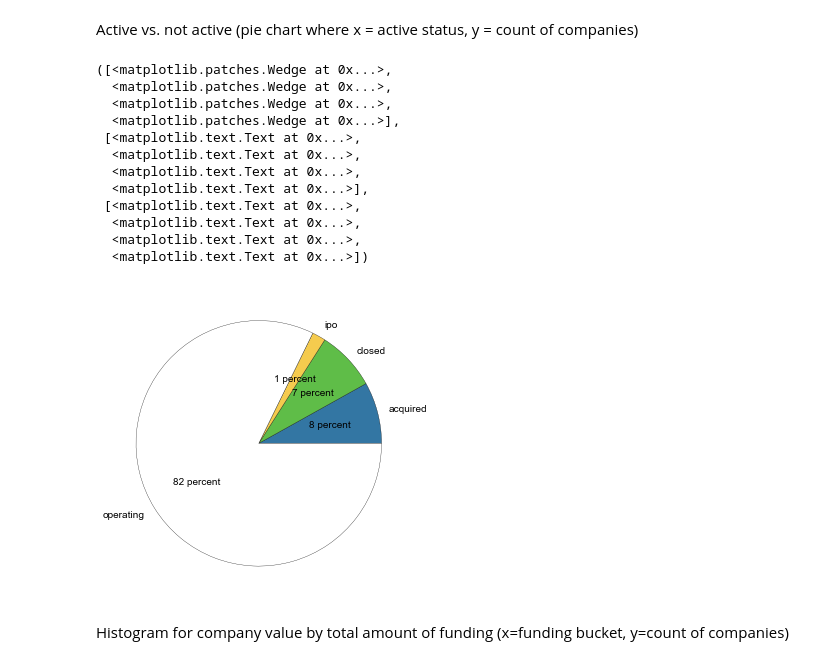
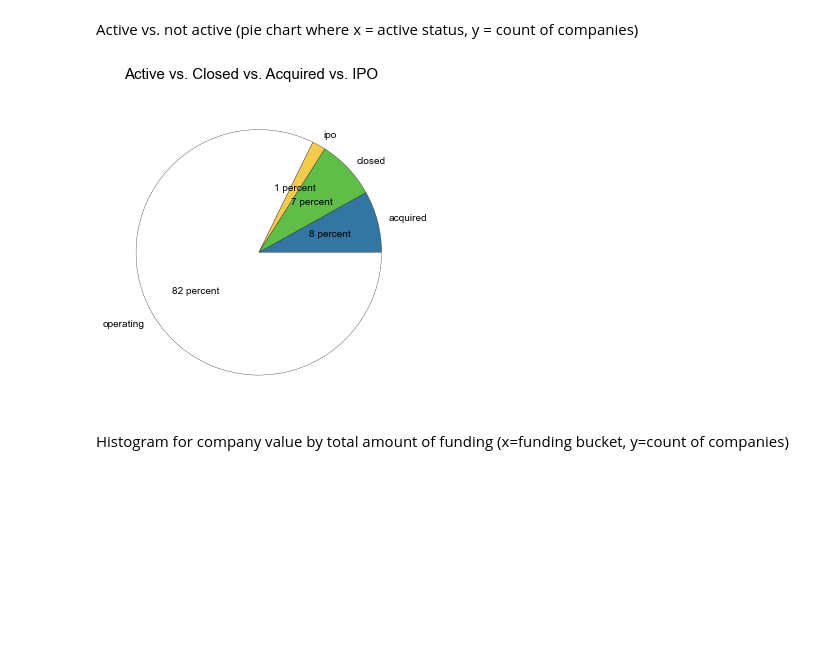
Before and after one commit to prabhamatta/Crunch-It, a Jupyter notebook: CrunchIt.ipynb, the cells around one changed output. Cells and saved outputs as stored; diff of their text form; code cells hidden in the pictures; blank space fills up the shorter version.

```diff
--- a/CrunchIt.ipynb
+++ b/CrunchIt.ipynb
@@ -223,21 +217,11 @@ Active vs. not active (pie chart where x = active status, y = count of companies
 # %%
 count = all_companies.groupby('status').count()['permalink']
 axes(aspect=1)
+plt.suptitle("Active vs. Closed vs. Acquired vs. IPO ", size=15)
 plt.pie(count.values[1:],labels=count.index[1:],autopct='%d percent', colors=[COLOR_BLUE, COLOR_GREEN, COLOR_ORANGE, COLOR_WHITE])
+plt.show()
 # %% [output]
-([<matplotlib.patches.Wedge at 0x...>,
-  <matplotlib.patches.Wedge at 0x...>,
-  <matplotlib.patches.Wedge at 0x...>,
-  <matplotlib.patches.Wedge at 0x...>],
- [<matplotlib.text.Text at 0x...>,
-  <matplotlib.text.Text at 0x...>,
-  <matplotlib.text.Text at 0x...>,
-  <matplotlib.text.Text at 0x...>],
- [<matplotlib.text.Text at 0x...>,
-  <matplotlib.text.Text at 0x...>,
-  <matplotlib.text.Text at 0x...>,
-  <matplotlib.text.Text at 0x...>])
-[figure, old version]
+[figure, new version]
 # %% [markdown]
 Histogram for company value by total amount of funding (x=funding bucket, y=count of companies)
 # %%
```
Also changed, not shown: parts of 15 cells of this notebook.
